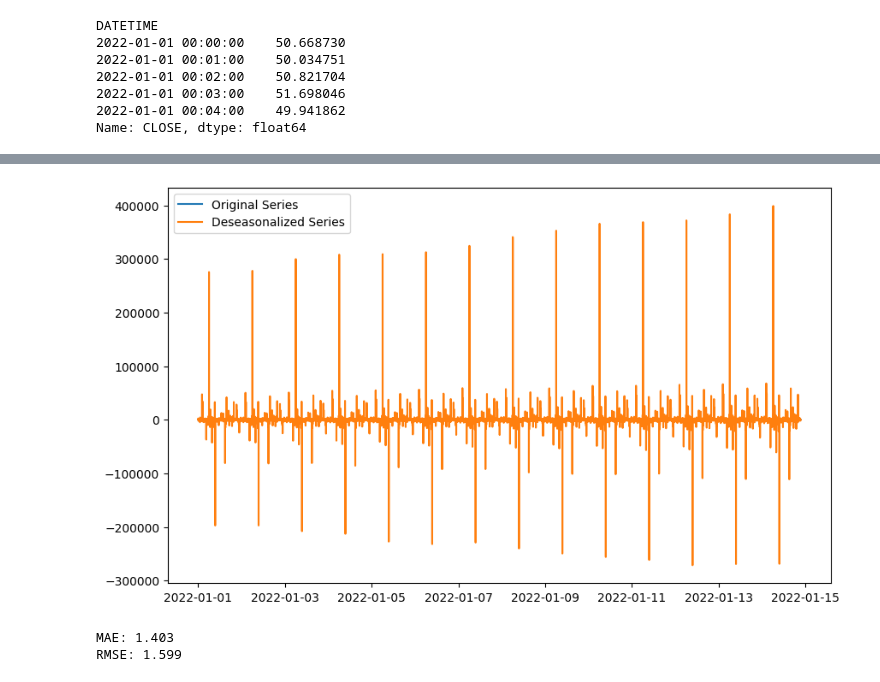
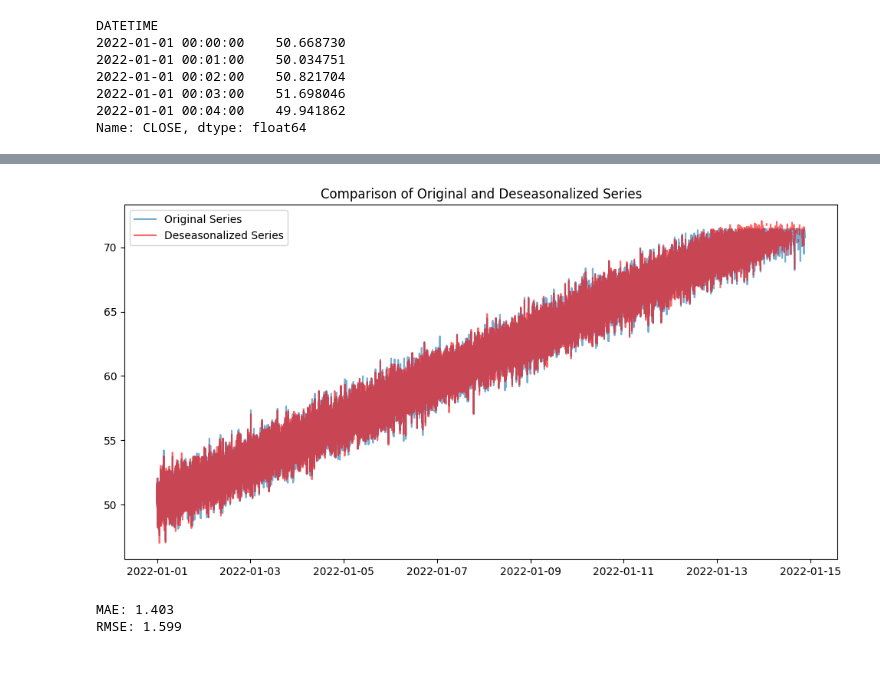
Before and after one commit to keysenelvial/dinam, a Jupyter notebook: dinam2.ipynb, the cells around one changed output, grey strips where cells are left out. Cells and saved outputs as stored; diff of their text form; code cells hidden in the pictures.

```diff
--- a/dinam2.ipynb
+++ b/dinam2.ipynb
@@ -91,15 +91,18 @@ plt.show()
 # %%
-# Десезонирование ряда
-deseasonalized = ts / seasonal
 
-# Сравнение исходного ряда и десезонированного
-plt.figure(figsize=(10, 6))
-plt.plot(ts, label='Original Series')
-plt.plot(deseasonalized, label='Deseasonalized Series')
+ts = ts[ts < ts.quantile(0.99)]  # Удаление значений выше 99-го перцентиля
+deseasonalized = ts - decomposition.seasonal
+
+
+
+plt.figure(figsize=(12, 6))
+plt.plot(ts, label='Original Series', alpha=0.6)
+plt.plot(deseasonalized, label='Deseasonalized Series', alpha=0.6, color='red')
+plt.title('Comparison of Original and Deseasonalized Series')
 plt.legend(loc='best')
 plt.show()
 # %% [output]
-[figure, old version]
+[figure, new version]
 # %%
 # Прогноз на основе тренда и сезонности
 # Убедимся, что длины тренда и сезонности корректны для последних 12 периодов
```
Also changed, not shown: parts of 2 cells of this notebook.
